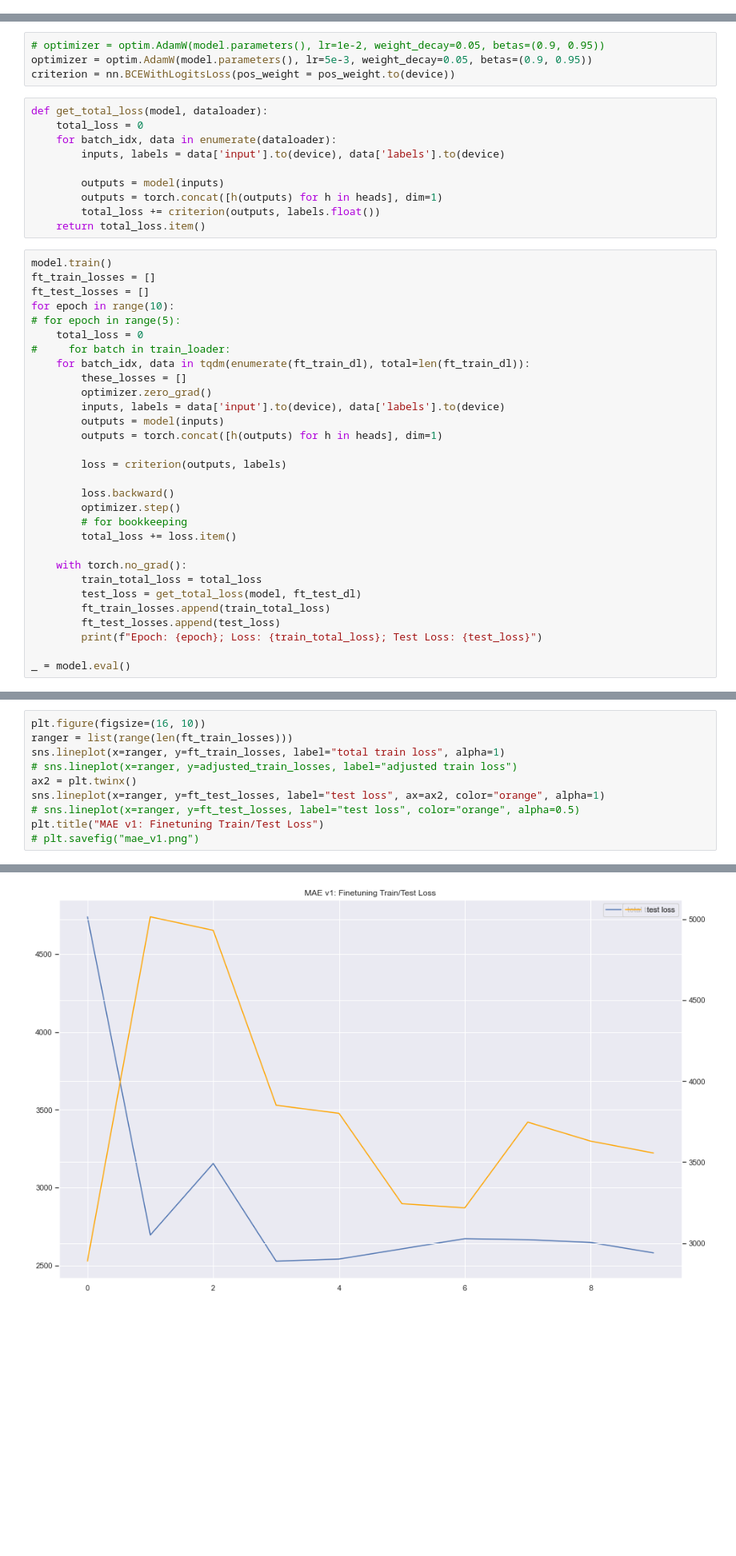
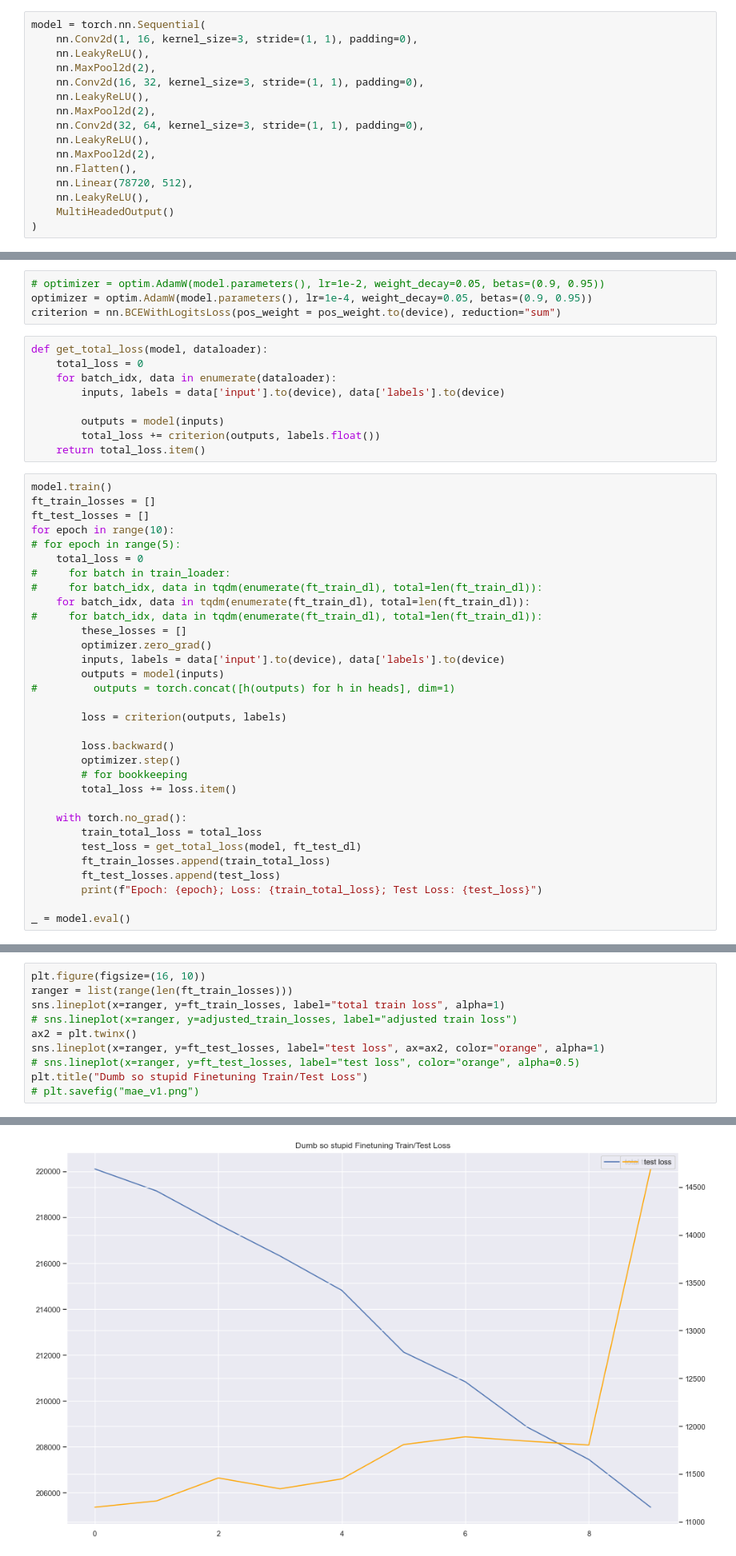
Before and after one commit to rhythmjain/DeepLearningMusicTagging, a Jupyter notebook: data_exploration/Testing Super Dumb.ipynb, the cells around one changed output, grey strips where cells are left out. Shown at 80% size. Drawn from its saved outputs; the diff is of its cells as text; blank space fills up the shorter version.

```diff
--- a/data_exploration/Testing Super Dumb.ipynb
+++ b/data_exploration/Testing Super Dumb.ipynb
@@ -262,2 +321,18 @@ torch.Size([1, 1, 54, 164])
+# %%
+model = torch.nn.Sequential(
+    nn.Conv2d(1, 16, kernel_size=3, stride=(1, 1), padding=0),
+    nn.LeakyReLU(),
+    nn.MaxPool2d(2),
+    nn.Conv2d(16, 32, kernel_size=3, stride=(1, 1), padding=0),
+    nn.LeakyReLU(),
+    nn.MaxPool2d(2),
+    nn.Conv2d(32, 64, kernel_size=3, stride=(1, 1), padding=0),
+    nn.LeakyReLU(),
+    nn.MaxPool2d(2),
+    nn.Flatten(),
+    nn.Linear(78720, 512),
+    nn.LeakyReLU(),
+    MultiHeadedOutput()
+)
 # %%
 # model = torch.nn.Sequential(
@@ -299,7 +396,7 @@ tensor([27.5500, 23.9565, 15.7429, 19.0000, 14.8919, 15.7429, 15.3056, 14.8919,
 # %%
 # optimizer = optim.AdamW(model.parameters(), lr=1e-2, weight_decay=0.05, betas=(0.9, 0.95))
-optimizer = optim.AdamW(model.parameters(), lr=5e-3, weight_decay=0.05, betas=(0.9, 0.95))
-criterion = nn.BCEWithLogitsLoss(pos_weight = pos_weight.to(device))
+optimizer = optim.AdamW(model.parameters(), lr=1e-4, weight_decay=0.05, betas=(0.9, 0.95))
+criterion = nn.BCEWithLogitsLoss(pos_weight = pos_weight.to(device), reduction="sum")
 # %%
 def get_total_loss(model, dataloader):
     total_loss = 0
@@ -307,7 +404,6 @@ def get_total_loss(model, dataloader):
         inputs, labels = data['input'].to(device), data['labels'].to(device)
 
         outputs = model(inputs)
-        outputs = torch.concat([h(outputs) for h in heads], dim=1)
         total_loss += criterion(outputs, labels.float())
     return total_loss.item()
 # %%
@@ -318,12 +414,14 @@ for epoch in range(10):
 # for epoch in range(5):
     total_loss = 0
 #     for batch in train_loader:
+#     for batch_idx, data in tqdm(enumerate(ft_train_dl), total=len(ft_train_dl)):
     for batch_idx, data in tqdm(enumerate(ft_train_dl), total=len(ft_train_dl)):
+#     for batch_idx, data in tqdm(enumerate(ft_train_dl), total=len(ft_train_dl)):
         these_losses = []
         optimizer.zero_grad()
         inputs, labels = data['input'].to(device), data['labels'].to(device)
         outputs = model(inputs)
-        outputs = torch.concat([h(outputs) for h in heads], dim=1)
+#         outputs = torch.concat([h(outputs) for h in heads], dim=1)
 
         loss = criterion(outputs, labels)
 
@@ -359,6 +457,6 @@ sns.lineplot(x=ranger, y=ft_train_losses, label="total train loss", alpha=1)
 ax2 = plt.twinx()
 sns.lineplot(x=ranger, y=ft_test_losses, label="test loss", ax=ax2, color="orange", alpha=1)
 # sns.lineplot(x=ranger, y=ft_test_losses, label="test loss", color="orange", alpha=0.5)
-plt.title("MAE v1: Finetuning Train/Test Loss")
+plt.title("Dumb so stupid Finetuning Train/Test Loss")
 # plt.savefig("mae_v1.png")
 # %% [output]
@@ -366,2 +464,2 @@ Text(0.5, 1.0, 'MAE v1: Finetuning Train/Test Loss')
-[figure, old version]
+[figure, new version]
 # %%
```
Also changed, not shown: parts of 43 cells of this notebook, 6 other files.
